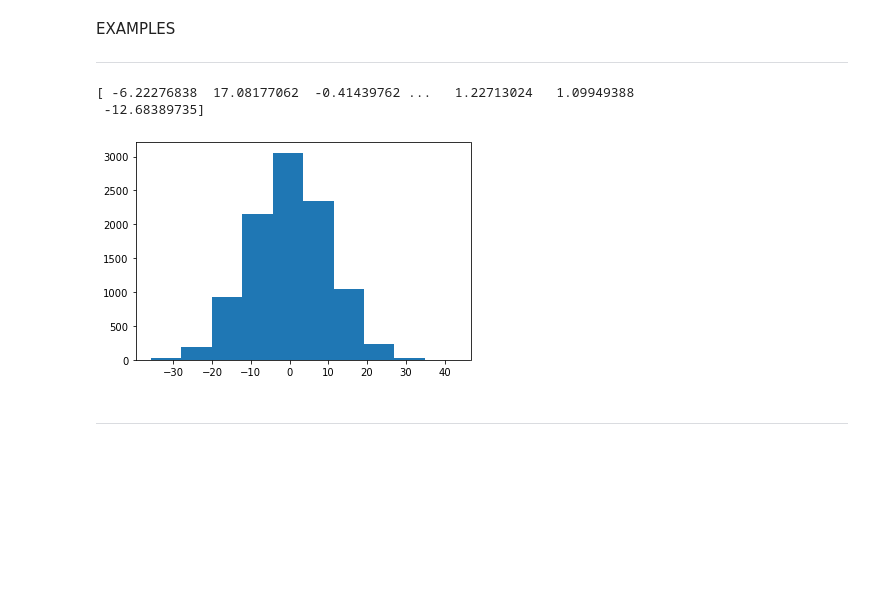
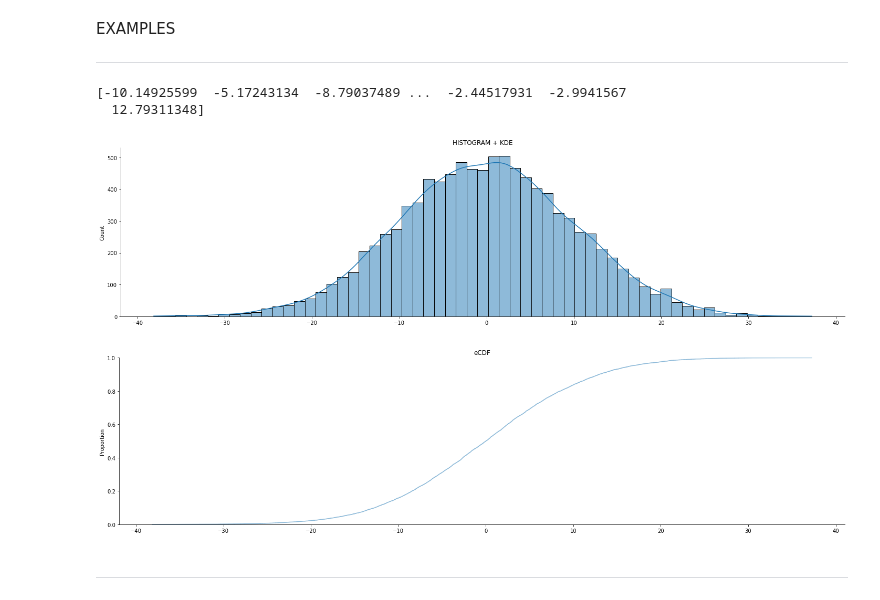
Before and after one commit to AnteDujic/Programming-for-Data-Analysis, a Jupyter notebook: numpy-random.ipynb, the cells around one changed output. Cells and saved outputs as stored; diff of their text form; code cells hidden in the pictures; blank space fills up the shorter version.

```diff
--- a/numpy-random.ipynb
+++ b/numpy-random.ipynb
@@ -691,12 +835,19 @@ EXAMPLES
 # %%
 s_norm = np.random.default_rng().normal(0, 10, 10000)
 print(s_norm)
-plt.hist(s_norm)
+
+sns.displot (s_norm, height=5, aspect=20/5, alpha = 0.5, kde = True)
+plt.title("HISTOGRAM + KDE")
 plt.show()
+print("\n\n")
+sns.displot (s_norm, height=5, aspect=20/5, alpha = 0.5, kind = "ecdf")
+plt.title("eCDF")
+plt.show()
 # %% [output]
-[ -6.22276838  17.08177062  -0.41439762 ...   1.22713024   1.09949388
- -12.68389735]
+[-10.14925599  -5.17243134  -8.79037489 ...  -2.44517931  -2.9941567
+  12.79311348]
-[figure, old version]
+[figure, new version]
+[figure, added]
 # %% [markdown]
 ***
 # %% [markdown]
```
Also changed, not shown: parts of 52 cells of this notebook.
